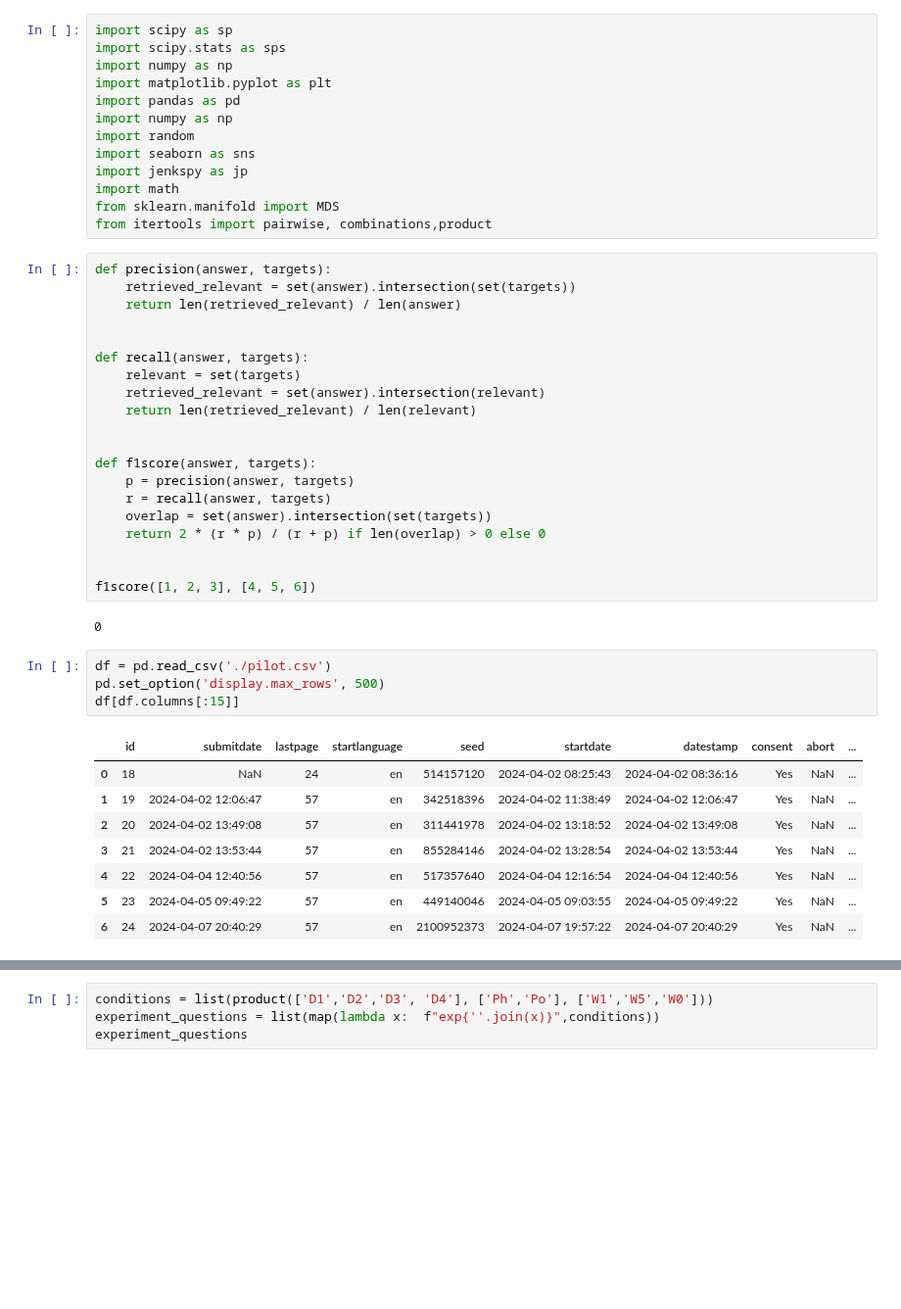
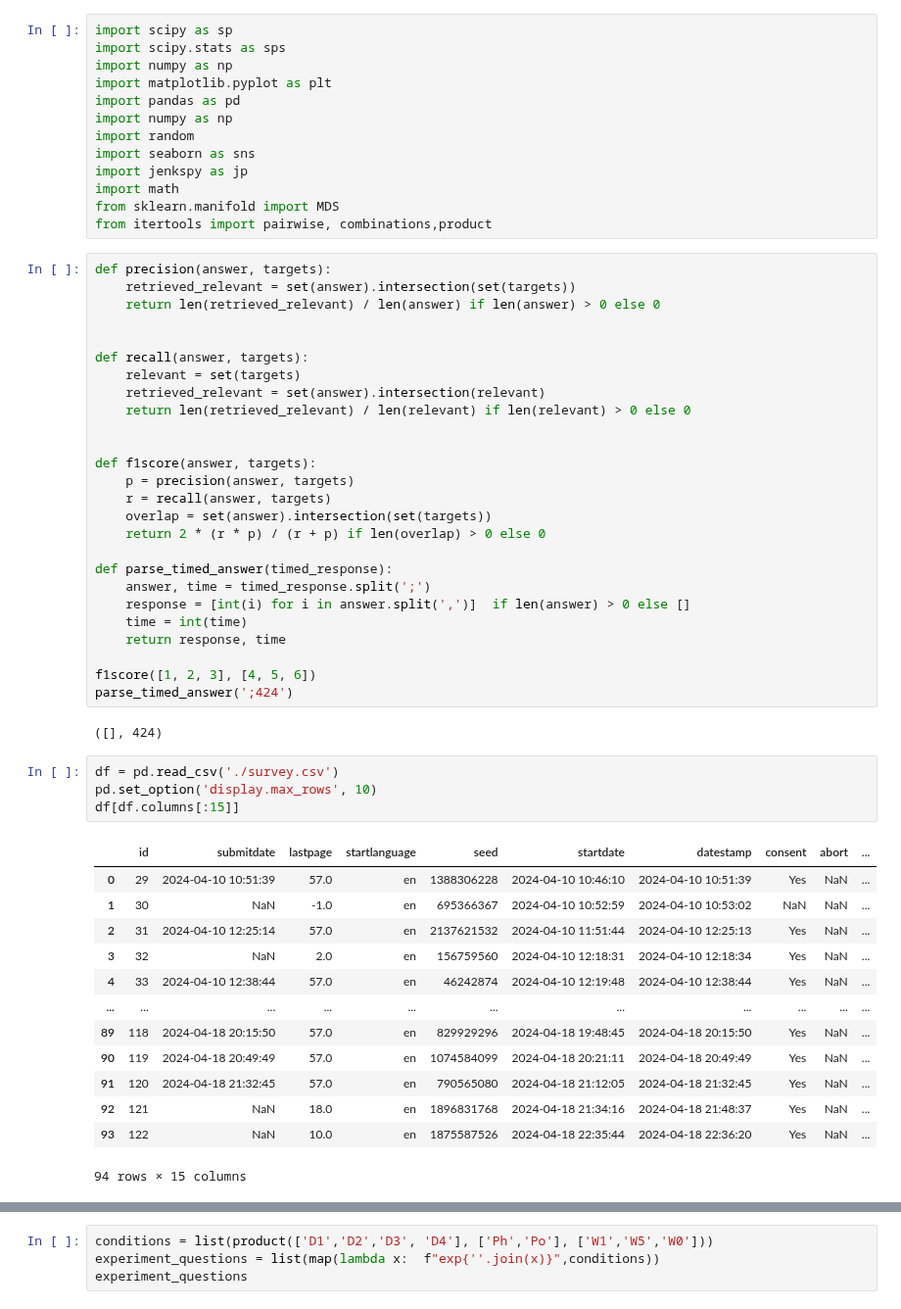
Before and after one commit to npiccolotto/undrground-tubes, a Jupyter notebook: eval/analysis.ipynb, the cells around one changed output, grey strips where cells are left out. Shown at 98% size. Drawn from its saved outputs; the diff is of its cells as text; blank space fills up the shorter version.

```diff
--- a/eval/analysis.ipynb
+++ b/eval/analysis.ipynb
@@ -14,13 +14,13 @@ from itertools import pairwise, combinations,product
 # %%
 def precision(answer, targets):
     retrieved_relevant = set(answer).intersection(set(targets))
-    return len(retrieved_relevant) / len(answer)
+    return len(retrieved_relevant) / len(answer) if len(answer) > 0 else 0
 
 
 def recall(answer, targets):
     relevant = set(targets)
     retrieved_relevant = set(answer).intersection(relevant)
-    return len(retrieved_relevant) / len(relevant)
+    return len(retrieved_relevant) / len(relevant) if len(relevant) > 0 else 0
 
 
 def f1score(answer, targets):
@@ -29,23 +29,34 @@ def f1score(answer, targets):
     overlap = set(answer).intersection(set(targets))
     return 2 * (r * p) / (r + p) if len(overlap) > 0 else 0
 
+def parse_timed_answer(timed_response):
+    answer, time = timed_response.split(';')
+    response = [int(i) for i in answer.split(',')]  if len(answer) > 0 else []
+    time = int(time)
+    return response, time
 
 f1score([1, 2, 3], [4, 5, 6])
+parse_timed_answer(';424')
 # %% [output]
-0
+([], 424)
 # %%
-df = pd.read_csv('./pilot.csv')
-pd.set_option('display.max_rows', 500)
+df = pd.read_csv('./survey.csv')
+pd.set_option('display.max_rows', 10)
 df[df.columns[:15]]
 # %% [output]
 |  | id | submitdate | lastpage | startlanguage | seed | startdate | datestamp | consent | abort | ... |
-| 0 | 18 | NaN | 24 | en | 514157120 | 2024-04-02 08:25:43 | 2024-04-02 08:36:16 | Yes | NaN | ... |
-| 1 | 19 | 2024-04-02 12:06:47 | 57 | en | 342518396 | 2024-04-02 11:38:49 | 2024-04-02 12:06:47 | Yes | NaN | ... |
-| 2 | 20 | 2024-04-02 13:49:08 | 57 | en | 311441978 | 2024-04-02 13:18:52 | 2024-04-02 13:49:08 | Yes | NaN | ... |
-| 3 | 21 | 2024-04-02 13:53:44 | 57 | en | 855284146 | 2024-04-02 13:28:54 | 2024-04-02 13:53:44 | Yes | NaN | ... |
-| 4 | 22 | 2024-04-04 12:40:56 | 57 | en | 517357640 | 2024-04-04 12:16:54 | 2024-04-04 12:40:56 | Yes | NaN | ... |
-| 5 | 23 | 2024-04-05 09:49:22 | 57 | en | 449140046 | 2024-04-05 09:03:55 | 2024-04-05 09:49:22 | Yes | NaN | ... |
-| 6 | 24 | 2024-04-07 20:40:29 | 57 | en | 2100952373 | 2024-04-07 19:57:22 | 2024-04-07 20:40:29 | Yes | NaN | ... |
+| 0 | 29 | 2024-04-10 10:51:39 | 57.0 | en | 1388306228 | 2024-04-10 10:46:10 | 2024-04-10 10:51:39 | Yes | NaN | ... |
+| 1 | 30 | NaN | -1.0 | en | 695366367 | 2024-04-10 10:52:59 | 2024-04-10 10:53:02 | NaN | NaN | ... |
+| 2 | 31 | 2024-04-10 12:25:14 | 57.0 | en | 2137621532 | 2024-04-10 11:51:44 | 2024-04-10 12:25:13 | Yes | NaN | ... |
+| 3 | 32 | NaN | 2.0 | en | 156759560 | 2024-04-10 12:18:31 | 2024-04-10 12:18:34 | Yes | NaN | ... |
+| 4 | 33 | 2024-04-10 12:38:44 | 57.0 | en | 46242874 | 2024-04-10 12:19:48 | 2024-04-10 12:38:44 | Yes | NaN | ... |
+| ... | ... | ... | ... | ... | ... | ... | ... | ... | ... | ... |
+| 89 | 118 | 2024-04-18 20:15:50 | 57.0 | en | 829929296 | 2024-04-18 19:48:45 | 2024-04-18 20:15:50 | Yes | NaN | ... |
+| 90 | 119 | 2024-04-18 20:49:49 | 57.0 | en | 1074584099 | 2024-04-18 20:21:11 | 2024-04-18 20:49:49 | Yes | NaN | ... |
+| 91 | 120 | 2024-04-18 21:32:45 | 57.0 | en | 790565080 | 2024-04-18 21:12:05 | 2024-04-18 21:32:45 | Yes | NaN | ... |
+| 92 | 121 | NaN | 18.0 | en | 1896831768 | 2024-04-18 21:34:16 | 2024-04-18 21:48:37 | Yes | NaN | ... |
+| 93 | 122 | NaN | 10.0 | en | 1875587526 | 2024-04-18 22:35:44 | 2024-04-18 22:36:20 | Yes | NaN | ... |
+94 rows × 15 columns
 # %%
 from functools import partial
 
```
Also changed, not shown: parts of 5 cells of this notebook, 3 other files.
